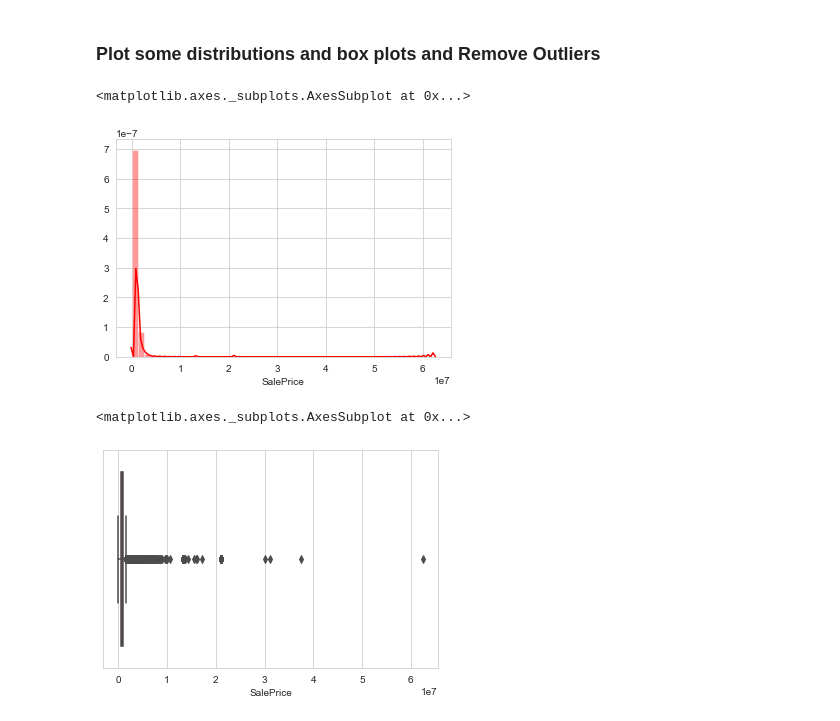
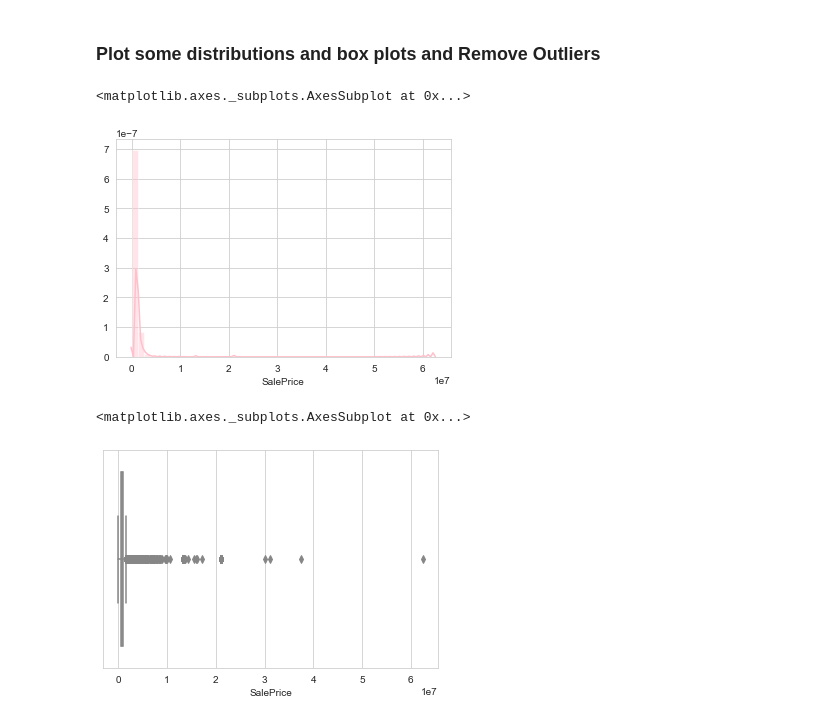
Before and after one commit to angelicacodes/phase_2_project_chicago-sf-seattle-ds-082420, a Jupyter notebook: notebooks/eda/Sindhu_EDA.ipynb, the cells around one changed output. Drawn from its saved outputs; the diff is of its cells as text; code cells hidden in the pictures.

```diff
--- a/notebooks/eda/Sindhu_EDA.ipynb
+++ b/notebooks/eda/Sindhu_EDA.ipynb
@@ -229,13 +229,13 @@ sns.set_style("whitegrid")
 # %% [markdown]
 ### Plot some distributions and box plots and Remove Outliers
 # %%
-sns.distplot(df['SalePrice'], color = "Red")
+sns.distplot(df['SalePrice'], color = "Pink")
 # %% [output]
 <matplotlib.axes._subplots.AxesSubplot at 0x...>
-[figure, old version]
+[figure, new version]
 # %%
-sns.boxplot(df['SalePrice'], color = "Red")
+sns.boxplot(df['SalePrice'], color = "Pink")
 # %% [output]
 <matplotlib.axes._subplots.AxesSubplot at 0x...>
-[figure, old version]
+[figure, new version]
 # %%
```
Also changed, not shown: parts of 16 cells of this notebook.
